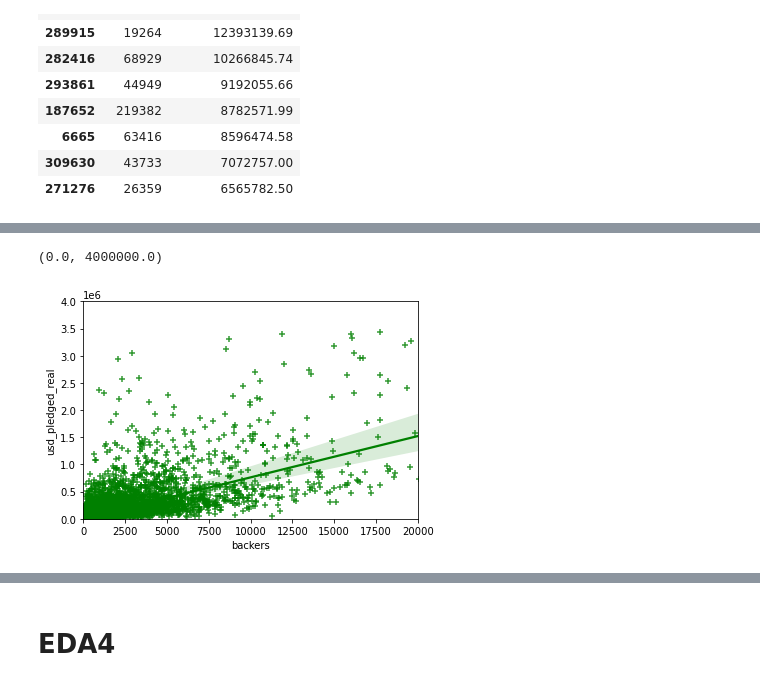
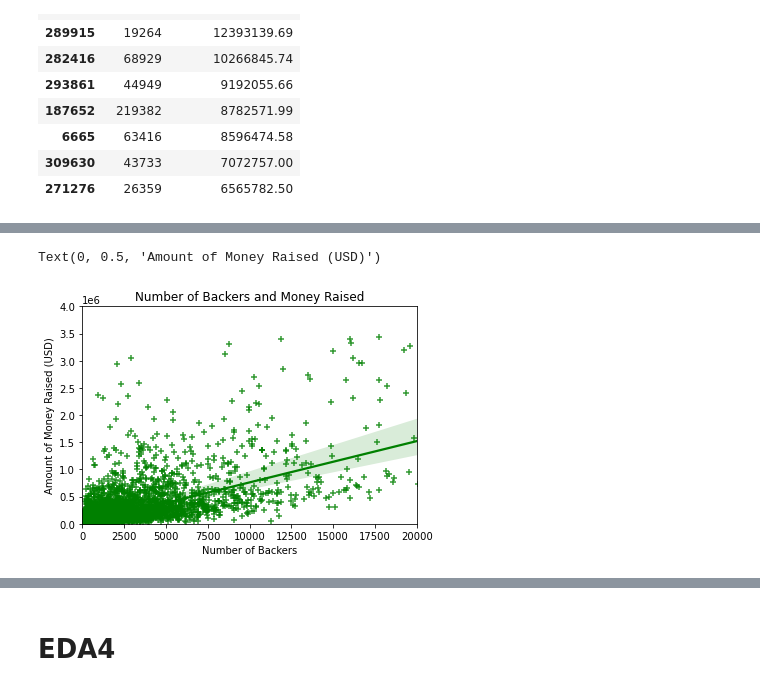
Before and after one commit to TheAidanAu/kickstarter, a Jupyter notebook: EDA2_Kickstaerter.ipynb, the cells around one changed output, grey strips where cells are left out. Saved outputs shown, nothing was run; the diff lists cells and outputs as text; code cells hidden in the pictures.

```diff
--- a/EDA2_Kickstaerter.ipynb
+++ b/EDA2_Kickstaerter.ipynb
@@ -1032,7 +1074,12 @@ sns.regplot(x='backers',y='usd_pledged_real',data=df_us,color='green',marker='+'
 # %%
 sns.regplot(x='backers',y='usd_pledged_real',data=df_us,color='green',marker='+')
 plt.xlim(0,20000)
 plt.ylim(0,4000000)
+plt.title('Number of Backers and Money Raised')
+plt.xlabel('Number of Backers')
+plt.ylabel('Amount of Money Raised (USD)')
+#putting limits on both axes to look at
+#the graph more closely on the datapoints and the positive relationship
 # %% [output]
-(0.0, 4000000.0)
+Text(0, 0.5, 'Amount of Money Raised (USD)')
-[figure, old version]
+[figure, new version]
```
Also changed, not shown: parts of 14 cells of this notebook.
